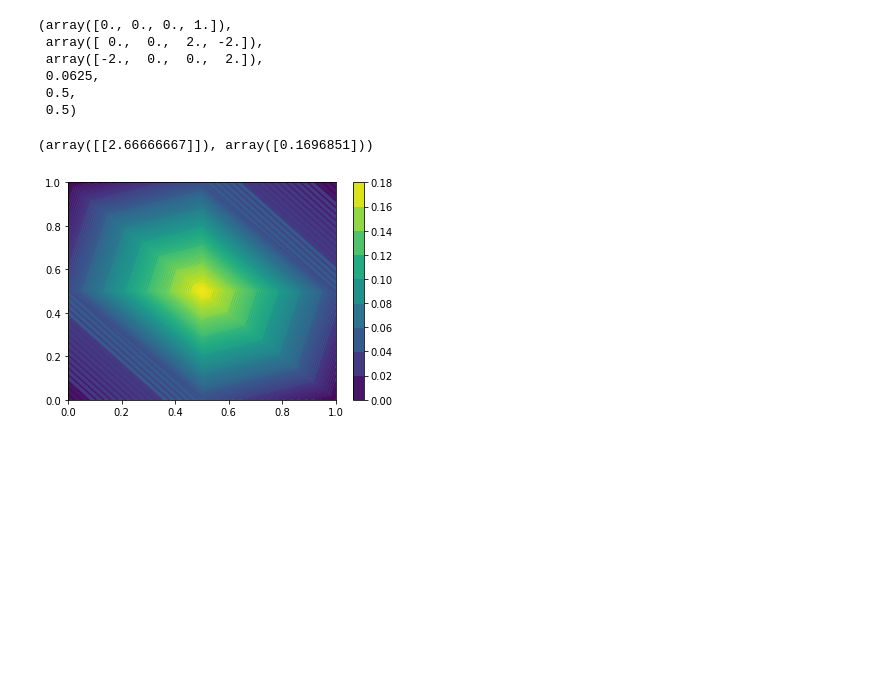
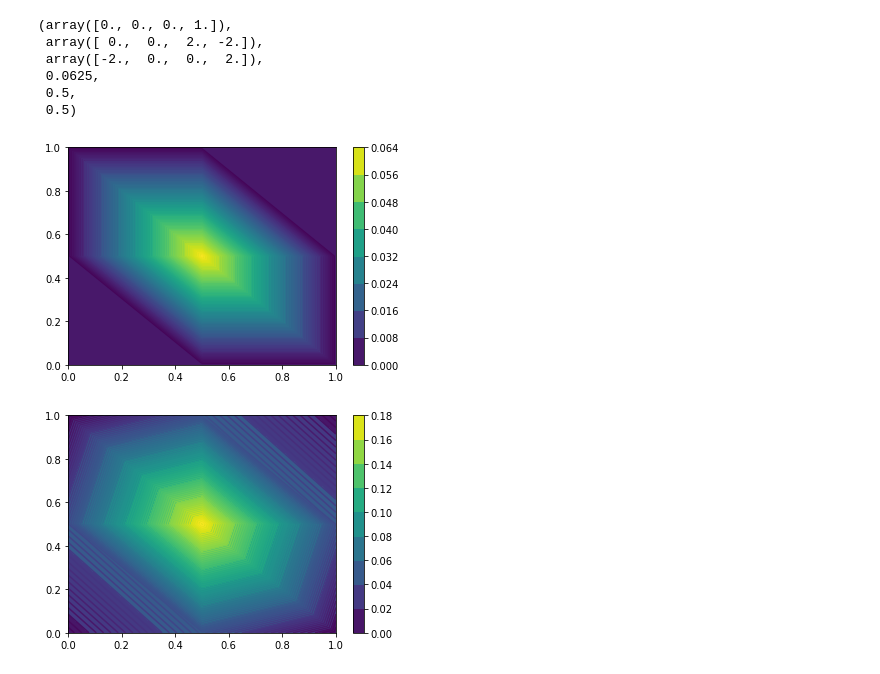
Before and after one commit to iitrabhi/exascale-exercise, a Jupyter notebook: exercise-two/poisson.ipynb, the cells around one changed output. Cells and saved outputs as stored; diff of their text form; code cells hidden in the pictures; blank space fills up the shorter version.

```diff
--- a/exercise-two/poisson.ipynb
+++ b/exercise-two/poisson.ipynb
@@ -138,16 +139,21 @@ def assemble(mesh, load_expression=lambda x, y: 4 * (-y**2+y)* np.sin(np.pi * x)
 K, F = assemble(mesh)
 # %%
 def apply_boundary(mesh, K, F):
-    K = np.delete(K, mesh.boundary(),axis=0)
-    K = np.delete(K, mesh.boundary(),axis=1)
-    F = np.delete(F, mesh.boundary(),axis=0)
+    # K = np.delete(K, mesh.boundary(),axis=0)
+    # K = np.delete(K, mesh.boundary(),axis=1)
+    # F = np.delete(F, mesh.boundary(),axis=0)
+    K[np.ix_(mesh.boundary()), :] = 0
+    K[np.ix_(mesh.boundary()), np.ix_(mesh.boundary())] = 1
+    F[np.ix_(mesh.boundary())] = 0
     return K, F
 # %%
 K, F = apply_boundary(mesh, K, F)
-# %%
-K, F
-# %% [output]
-(array([[2.66666667]]), array([0.1696851]))
+# %%
+u_sol = np.linalg.solve(K, F)
+# %%
+plot_attribute(mesh, u_sol)
+# %% [output]
+[figure, added]
 # %%
 def quad2tri(mesh):
     tri_topo = np.zeros((mesh.num_ele*2,3)).astype(int)
```
Also changed, not shown: parts of 1 cell of this notebook.
